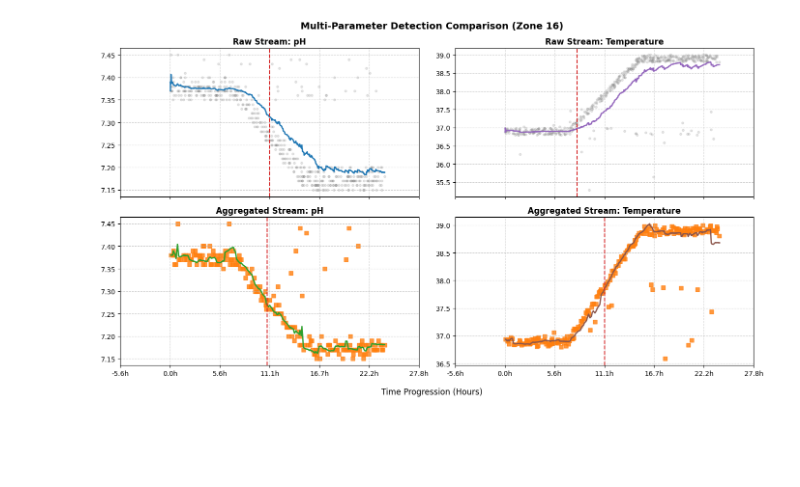
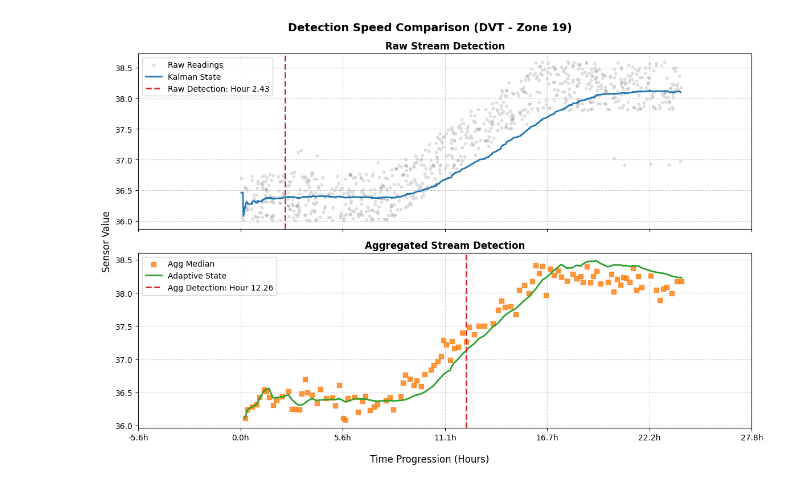
Before and after one commit to Volpi22/Sim_01_Toy_Tests, a Jupyter notebook: Tests.ipynb, the cells around one changed output. Drawn from its saved outputs; the diff is of its cells as text; code cells hidden in the pictures; blank space fills up the shorter version.

Commit message:
Updated diseases

```diff
--- a/Tests.ipynb
+++ b/Tests.ipynb
@@ -179,63 +213,70 @@ Aggregated Stream: Flagged at Hour 14.78
 # %%
-# 1. Initialize Parameters
-TARGET_ZONE = 16
-ALPHA_NOISE = 0.05
-BETA_ERROR = 0.10
+# --- 3. ACTIVE DISEASE: DVT (Temp) ---
+TARGET_ZONE = 19
+ALPHA_NOISE = 0.3
+BETA_ERROR = 0.01
 TARGET_CONF = 70.0
-SAFE_START = 14400
+SAFE_START = 1800
 
-print(f"--- 1. Running Combined Disease Simulation (Pyelonephritis in Zone {TARGET_ZONE}) ---")
+print(f"--- 1. Running Disease Simulation (DVT in Zone {TARGET_ZONE}) ---")
 simulator = DiseaseSimulator()
 
-raw_df, agg_df, t_start = simulator.run_combined_disease(
+raw_df, agg_df, t_start = simulator.run_single_disease(
     alpha=ALPHA_NOISE,
     beta=BETA_ERROR,
-    disease_key='pyelo_combined',
+    disease_key='dvt_temp',
     target_confidence=TARGET_CONF,
     safe_start_time=SAFE_START
 )
 
 if agg_df is not None and not agg_df.empty:
-    print(f"\n--- 2. Running Anomaly Detection ---")
+    print(f"\n--- 2. Running Whole-Body Anomaly Detection ---")
 
     detector = AnomalyDetector(
-        target_zone=TARGET_ZONE,
         alpha=ALPHA_NOISE,
         beta=BETA_ERROR,
         target_confidence=TARGET_CONF,
-        agg_persistence=4,            # Require 4 bad packets in a row
-        agg_abs_drift_ph=0.10,        # pH must deviate by at least 0.10
-        agg_abs_drift_temp=0.8        # Temp must deviate by at least 0.8 degrees
+        raw_drift_threshold=3.5,
+        agg_persistence=4,
+        agg_abs_drift=0.80
     )
 
-    processed_raw_df, det_raw = detector.detect_combined_raw_stream(raw_df)
-    processed_agg_df, det_agg = detector.detect_combined_aggregated_stream(agg_df)
+    processed_raw_df, all_raw_alerts = detector.detect_raw_stream(raw_df)
+    processed_agg_df, all_agg_alerts = detector.detect_aggregated_stream(agg_df)
 
     print("\n--- Detection Results ---")
     print(f"Disease actually started at: Hour {t_start/3600:.2f}")
 
-    def print_delay(param_name, det_time, t_start):
-        if det_time:
-            delay = det_time - t_start
-            print(f"{param_name} Flagged at Hour {det_time/3600:.2f}", end=" | ")
-            if delay < 0:
-                print(f"False Positive ({-delay/60:.1f} min early)")
-            else:
-                print(f"Delay: {delay/60:.1f} min")
-        else:
-            print(f"{param_name} No anomaly detected.")
+    def print_zone_alerts(alert_dict, stream_name):
+        print(f"\n[{stream_name} ALERTS]")
+        if not alert_dict:
+            print("  No anomalies detected in any zone.")
+            return
 
-    print("\n[AGGREGATED STREAM]")
-    print_delay("pH  ", det_agg['ph'], t_start)
-    print_delay("Temp", det_agg['temp'], t_start)
+        for zone_id, t_det in alert_dict.items():
+            print(f"  --> ZONE {zone_id} ALERT:")
+            if t_det is not None:
+                delay = t_det - t_start
+                status = f"False Positive ({-delay/60:.1f} min early)" if delay < 0 else f"Delay: {delay/60:.1f} min"
+                print(f"      - Flagged at Hour {t_det/3600:.2f} | {status}")
+
+    print_zone_alerts(all_raw_alerts, "RAW STREAM")
+    print_zone_alerts(all_agg_alerts, "AGGREGATED STREAM")
 
     print(f"\n--- 3. Generating Visualization ---")
     visualizer = AnomalyVisualizer()
-    visualizer.plot_combined_comparison(
-        raw_df=processed_raw_df,
-        agg_df=processed_agg_df,
-        det_raw=det_raw,
-        det_agg=det_agg,
-        title=f"Multi-Parameter Detection Comparison (Zone {TARGET_ZONE})"
+
+    plot_det_raw = all_raw_alerts.get(TARGET_ZONE, None)
+    plot_det_agg = all_agg_alerts.get(TARGET_ZONE, None)
+
+    plot_raw_df = processed_raw_df[processed_raw_df['Zone'] == TARGET_ZONE]
+    plot_agg_df = processed_agg_df[processed_agg_df['Zone'] == TARGET_ZONE]
+
+    visualizer.plot_comparison(
+        raw_df=plot_raw_df,
+        agg_df=plot_agg_df,
+        det_raw=plot_det_raw,
+        det_agg=plot_det_agg,
+        title=f"Detection Speed Comparison (DVT - Zone {TARGET_ZONE})"
     )
 # %% [output]
@@ -253,4 +298,4 @@ Temp Flagged at Hour 11.13 | Delay: 243.0 min
 
 --- 3. Generating Visualization ---
-[figure, old version]
+[figure, new version]
 # %%
```
Also changed, not shown: parts of 9 cells of this notebook, 2 other files.
